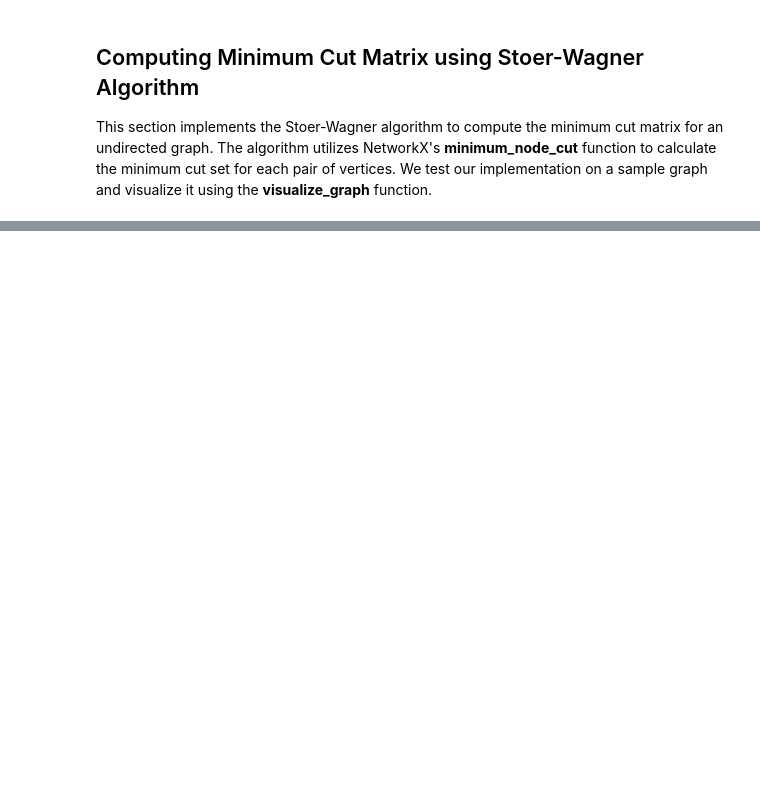
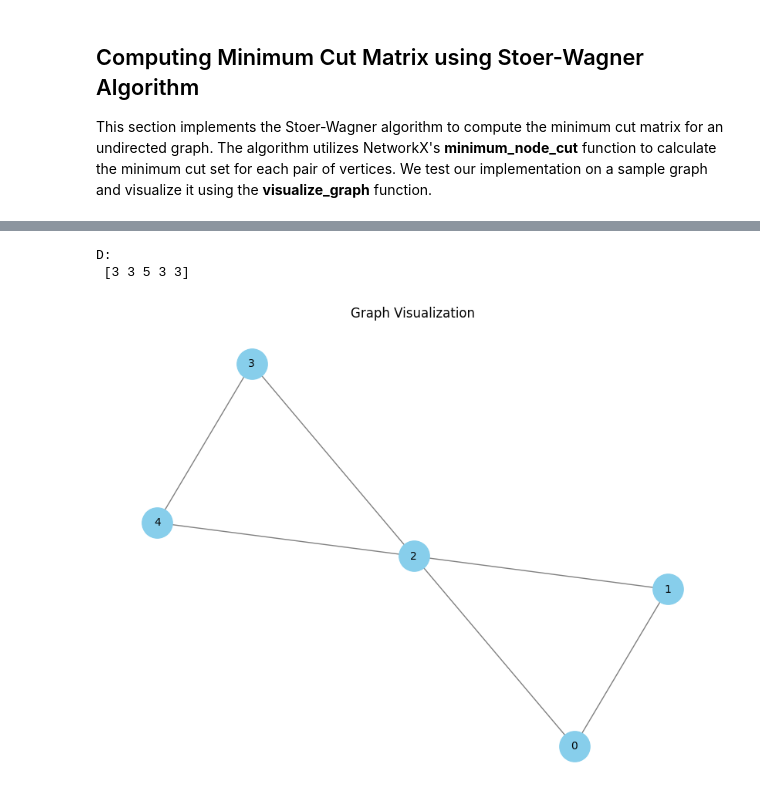
Before and after one commit to behrangEhi/complex-network, a Jupyter notebook: link_prediction_algorithms.ipynb, the cells around one changed output, grey strips where cells are left out. Saved outputs shown, nothing was run; the diff lists cells and outputs as text; code cells hidden in the pictures; blank space fills up the shorter version.

```diff
--- a/link_prediction_algorithms.ipynb
+++ b/link_prediction_algorithms.ipynb
@@ -194,0 +203,27 @@ visualize_graph(G4)
+# %%
+def degree_array(G):
+    """
+    Calculates the degree array, where each element represents the degree of a vertex (including itself).
+
+    Args:
+        G (nx.Graph): The input graph.
+
+    Returns:
+        np.ndarray: The degree array.
+    """
+    n = G.number_of_nodes()
+    degree_array = np.array([G.degree(u) + 1 for u in range(n)])
+
+    return degree_array
+
+G5 = nx.Graph()
+G5.add_edges_from([(0, 1), (1, 2), (2, 3), (0, 2), (4, 2), (4, 3)])
+
+D = degree_array(G5)
+print(f"D: \n {D}")
+
+visualize_graph(G5)
+# %% [output]
+D:
+ [3 3 5 3 3]
+[figure, added]
```
Also changed, not shown: parts of 6 cells of this notebook.
